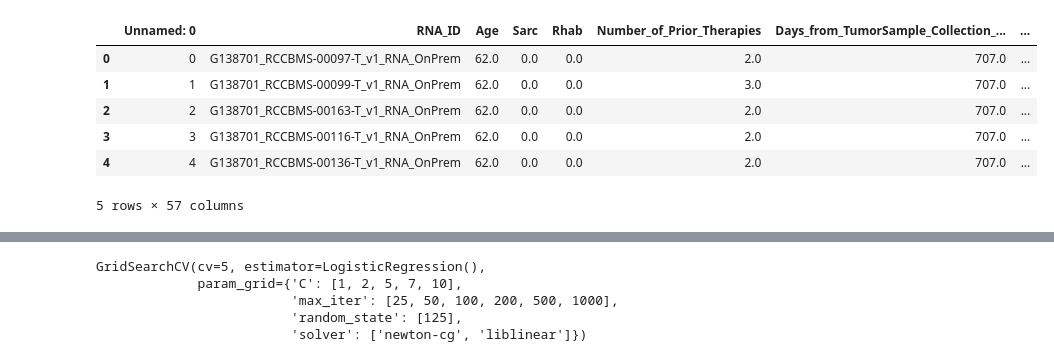
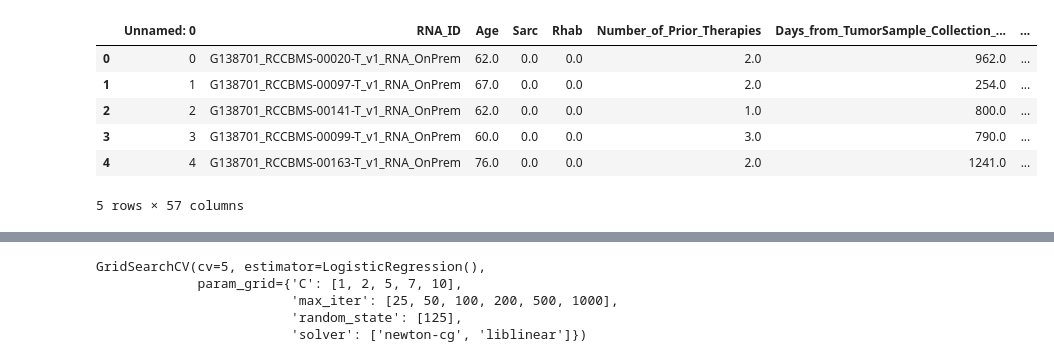
Before and after one commit to greendiscbio/ART_project, a Jupyter notebook: Interpretability/Shap values study/Multi-Classification/LogisticRegression_Classifier_RNA30.ipynb, the cells around one changed output, grey strips where cells are left out. Saved outputs shown, nothing was run; the diff lists cells and outputs as text; code cells hidden in the pictures.

```diff
--- a/Interpretability/Shap values study/Multi-Classification/LogisticRegression_Classifier_RNA30.ipynb
+++ b/Interpretability/Shap values study/Multi-Classification/LogisticRegression_Classifier_RNA30.ipynb
@@ -5,15 +5,15 @@ from sklearn.model_selection import train_test_split
 from sklearn.linear_model import LogisticRegression
 from sklearn.model_selection import GridSearchCV
 # %%
-path ='../../../Data_preprocessing//RNA post_autoencoder+Clinic joined/Clinical_data_and_RNA_30_Features_PFS.csv'
+path ='../../../Data_preprocessing/Prediction PFS/RNA+Clinic joined/New/Clinical_data_and_RNA_30_Features_PFS.csv'
 data = pd.read_csv(path)
 data.head(5)
 # %% [output]
 |  | Unnamed: 0 | RNA_ID | Age | Sarc | Rhab | Number_of_Prior_Therapies | Days_from_TumorSample_Collection_... | ... |
-| 0 | 0 | G138701_RCCBMS-00097-T_v1_RNA_OnPrem | 62.0 | 0.0 | 0.0 | 2.0 | 707.0 | ... |
-| 1 | 1 | G138701_RCCBMS-00099-T_v1_RNA_OnPrem | 62.0 | 0.0 | 0.0 | 3.0 | 707.0 | ... |
-| 2 | 2 | G138701_RCCBMS-00163-T_v1_RNA_OnPrem | 62.0 | 0.0 | 0.0 | 2.0 | 707.0 | ... |
-| 3 | 3 | G138701_RCCBMS-00116-T_v1_RNA_OnPrem | 62.0 | 0.0 | 0.0 | 2.0 | 707.0 | ... |
-| 4 | 4 | G138701_RCCBMS-00136-T_v1_RNA_OnPrem | 62.0 | 0.0 | 0.0 | 2.0 | 707.0 | ... |
+| 0 | 0 | G138701_RCCBMS-00020-T_v1_RNA_OnPrem | 62.0 | 0.0 | 0.0 | 2.0 | 962.0 | ... |
+| 1 | 1 | G138701_RCCBMS-00097-T_v1_RNA_OnPrem | 67.0 | 0.0 | 0.0 | 2.0 | 254.0 | ... |
+| 2 | 2 | G138701_RCCBMS-00141-T_v1_RNA_OnPrem | 62.0 | 0.0 | 0.0 | 1.0 | 800.0 | ... |
+| 3 | 3 | G138701_RCCBMS-00099-T_v1_RNA_OnPrem | 60.0 | 0.0 | 0.0 | 3.0 | 790.0 | ... |
+| 4 | 4 | G138701_RCCBMS-00163-T_v1_RNA_OnPrem | 76.0 | 0.0 | 0.0 | 2.0 | 1241.0 | ... |
 5 rows × 57 columns
 # %%
```
Also changed, not shown: parts of 8 cells of this notebook, 28 other files.
